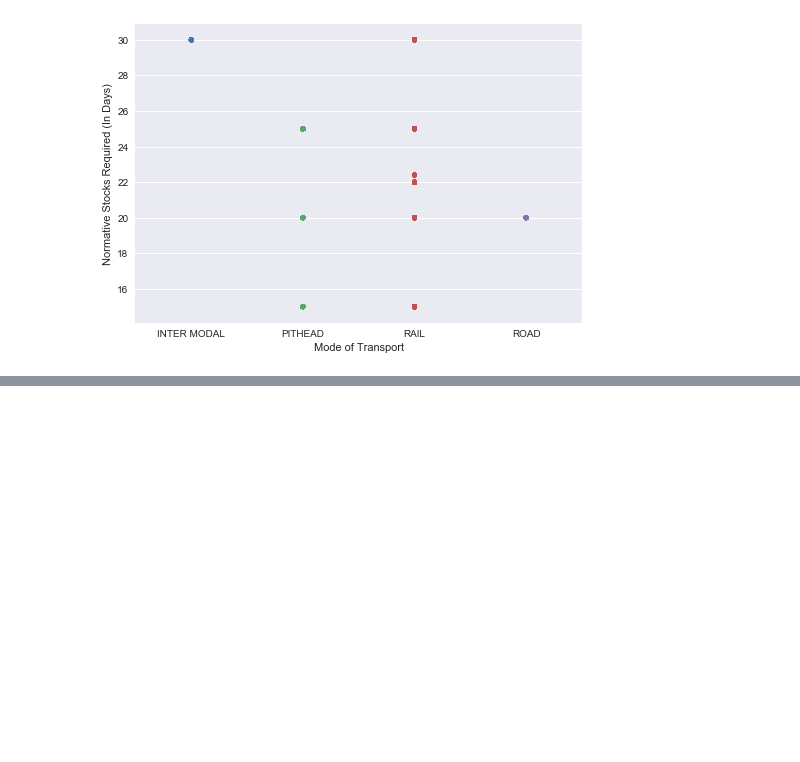
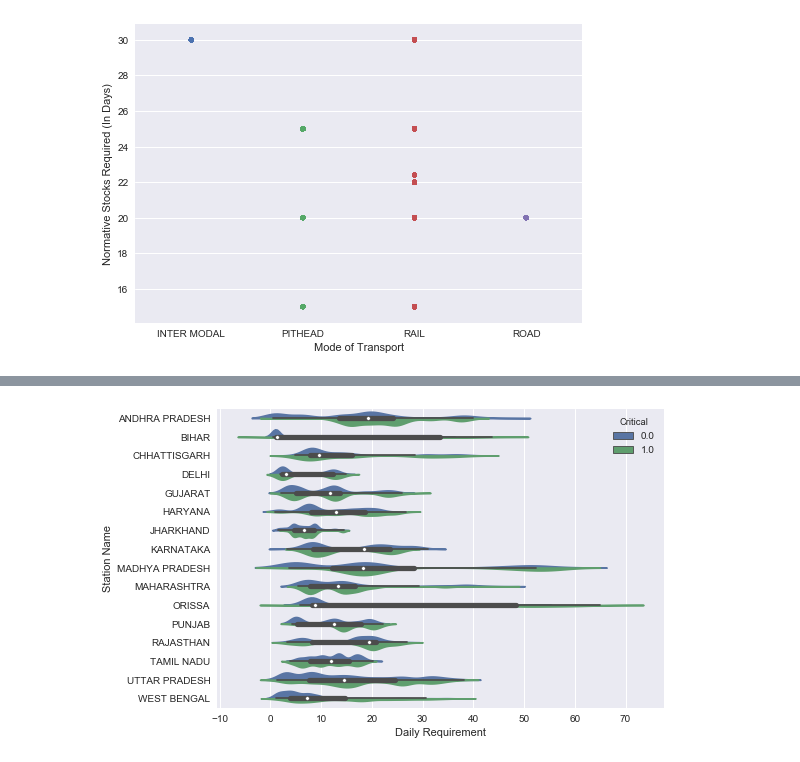
Before and after one commit to jainds/predictcritical, a Jupyter notebook: Analysing the stock data for Coal Thermal Power stations in India.ipynb, the cells around one changed output, grey strips where cells are left out. Saved outputs shown, nothing was run; the diff lists cells and outputs as text; code cells hidden in the pictures; blank space fills up the shorter version.

```diff
--- a/Analysing the stock data for Coal Thermal Power stations in India.ipynb
+++ b/Analysing the stock data for Coal Thermal Power stations in India.ipynb
@@ -364,0 +341,5 @@ ValueError: cannot reindex from a duplicate axis
+# %%
+sns.violinplot(y="Station Name", x="Daily Requirement", data=df1, hue='Critical', split = True);
+plt.show()
+# %% [output]
+[figure, added]
```
Also changed, not shown: parts of 20 cells of this notebook.
